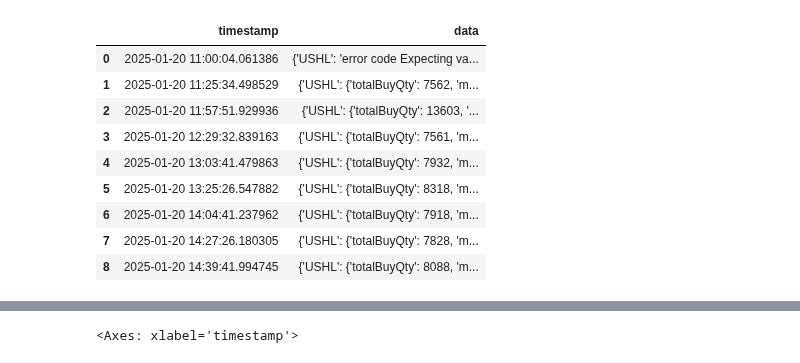
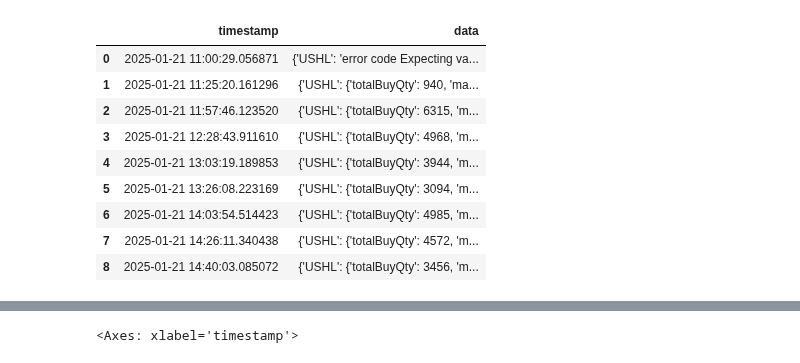
Before and after one commit to madhuko/nepse_depth, a Jupyter notebook: analytics.ipynb, the cells around one changed output, grey strips where cells are left out. Drawn from its saved outputs; the diff is of its cells as text; code cells hidden in the pictures.

```diff
--- a/analytics.ipynb
+++ b/analytics.ipynb
@@ -9,20 +9,20 @@ import glob
 nepse = AsyncNepse()
 nepse.setTLSVerification(False)  # Temporary, until NEPSE sorts its SSL certificate problem
 # %%
-df=pd.read_json(r'files\2025\2025-01-20.json')
+df=pd.read_json(r'files\2025\2025-01-21.json')
 # df['id']=df['marketDepth'][0].get('buyMarketDepthList')[0].get('stockId')
 df
 # %% [output]
 |  | timestamp | data |
-| 0 | 2025-01-20 11:00:04.061386 | {'USHL': 'error code Expecting va... |
-| 1 | 2025-01-20 11:25:34.498529 | {'USHL': {'totalBuyQty': 7562, 'm... |
-| 2 | 2025-01-20 11:57:51.929936 | {'USHL': {'totalBuyQty': 13603, '... |
-| 3 | 2025-01-20 12:29:32.839163 | {'USHL': {'totalBuyQty': 7561, 'm... |
-| 4 | 2025-01-20 13:03:41.479863 | {'USHL': {'totalBuyQty': 7932, 'm... |
-| 5 | 2025-01-20 13:25:26.547882 | {'USHL': {'totalBuyQty': 8318, 'm... |
-| 6 | 2025-01-20 14:04:41.237962 | {'USHL': {'totalBuyQty': 7918, 'm... |
-| 7 | 2025-01-20 14:27:26.180305 | {'USHL': {'totalBuyQty': 7828, 'm... |
-| 8 | 2025-01-20 14:39:41.994745 | {'USHL': {'totalBuyQty': 8088, 'm... |
+| 0 | 2025-01-21 11:00:29.056871 | {'USHL': 'error code Expecting va... |
+| 1 | 2025-01-21 11:25:20.161296 | {'USHL': {'totalBuyQty': 940, 'ma... |
+| 2 | 2025-01-21 11:57:46.123520 | {'USHL': {'totalBuyQty': 6315, 'm... |
+| 3 | 2025-01-21 12:28:43.911610 | {'USHL': {'totalBuyQty': 4968, 'm... |
+| 4 | 2025-01-21 13:03:19.189853 | {'USHL': {'totalBuyQty': 3944, 'm... |
+| 5 | 2025-01-21 13:26:08.223169 | {'USHL': {'totalBuyQty': 3094, 'm... |
+| 6 | 2025-01-21 14:03:54.514423 | {'USHL': {'totalBuyQty': 4985, 'm... |
+| 7 | 2025-01-21 14:26:11.340438 | {'USHL': {'totalBuyQty': 4572, 'm... |
+| 8 | 2025-01-21 14:40:03.085072 | {'USHL': {'totalBuyQty': 3456, 'm... |
 # %%
 df_combined = pd.DataFrame()
 for i in df.index:
```
Also changed, not shown: parts of 3 cells of this notebook.
